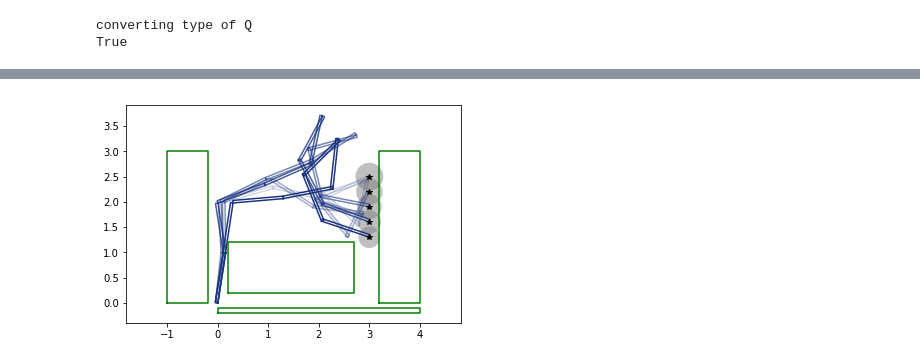
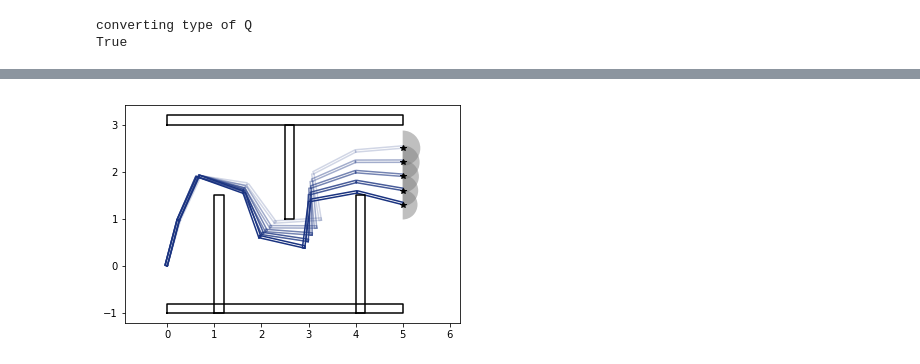
Before and after one commit to JeroenDM/planar_python_robotics, a Jupyter notebook: example_many_dofs.ipynb, the cells around one changed output, grey strips where cells are left out. Saved outputs shown, nothing was run; the diff lists cells and outputs as text; code cells hidden in the pictures.

```diff
--- a/example_many_dofs.ipynb
+++ b/example_many_dofs.ipynb
@@ -13,16 +13,18 @@ robot1.set_joint_limits([(-np.pi / 2, np.pi / 2)] * 8)
 
 # PATH
 #dx    = TolerancedNumber(2, 0.3, 0.8, samples=3)
-dx    = np.ones(5) * 3
+dx    = np.ones(5) * 5
 dy    = np.linspace(1.3, 2.5, 5)
-angle = TolerancedNumber(0.0, -np.pi, np.pi, samples=10)
+angle = TolerancedNumber(0.0, -np.pi/2, np.pi/2, samples=10)
 path1 = [TrajectoryPt([dx[i], dy[i], angle]) for i in range(5)]
 
 # COLLISION SCENE
-sc1 = [Rectangle(0.2, 0.2, 2.5, 1, 0),
-       Rectangle(-1, 0, 0.8, 3, 0),
-       Rectangle(3.2, 0, 0.8, 3, 0),
-       Rectangle(0, -0.2, 4, 0.1, 0)]
+sc1 = []
+sc1.append(Rectangle(0, -1, 5, 0.2, 0)) # horizontal lower
+sc1.append(Rectangle(0, 3, 5, 0.2, 0)) # horizontal upper
+sc1.append(Rectangle(1, -1, 0.2, 2.5, 0)) # vertical left
+sc1.append(Rectangle(2.5, 1, 0.2, 2, 0)) # vertical middle
+sc1.append(Rectangle(4, -1, 0.2, 2.5, 0)) # vertical right
 # %%
 q_random = [0.1] * 8
 
@@ -56,3 +58,13 @@ print(sol['success'])
 # %% [output]
 converting type of Q
 True
+# %%
+fig2, ax2 = plt.subplots()
+ax2.axis('equal')
+#robot1.plot_path_kinematics(ax2, path_js[2])
+robot1.plot_path(ax2, sol['path'])
+for r in sc1: r.plot(ax2, 'k')
+for tp in path1: tp.plot(ax2)
+
+plt.title("8 dof revolute arm")
+plt.show()
@@ -58,0 +75,2 @@ True
+# %%
+sol = iterative_bfs(robot1, path1, sc1, tol=1e-6, red=3, max_iter=10)
@@ -59,10 +88,10 @@ True
 # %%
 fig2, ax2 = plt.subplots()
 ax2.axis('equal')
 #robot1.plot_path_kinematics(ax2, path_js[2])
 robot1.plot_path(ax2, sol['path'])
-for r in sc1: r.plot(ax2, 'g')
+for r in sc1: r.plot(ax2, 'k')
 for tp in path1: tp.plot(ax2)
 plt.show()
 # %% [output]
-[figure, old version]
+[figure, new version]
```
Also changed, not shown: parts of 6 cells of this notebook, 1 other file.
